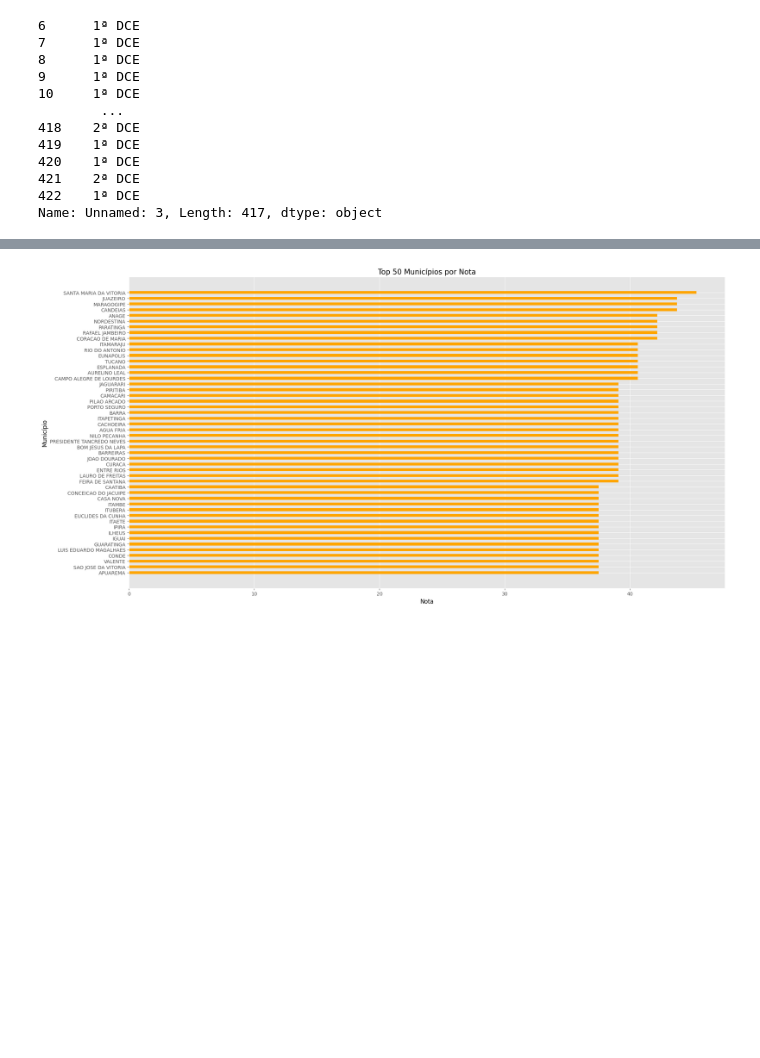
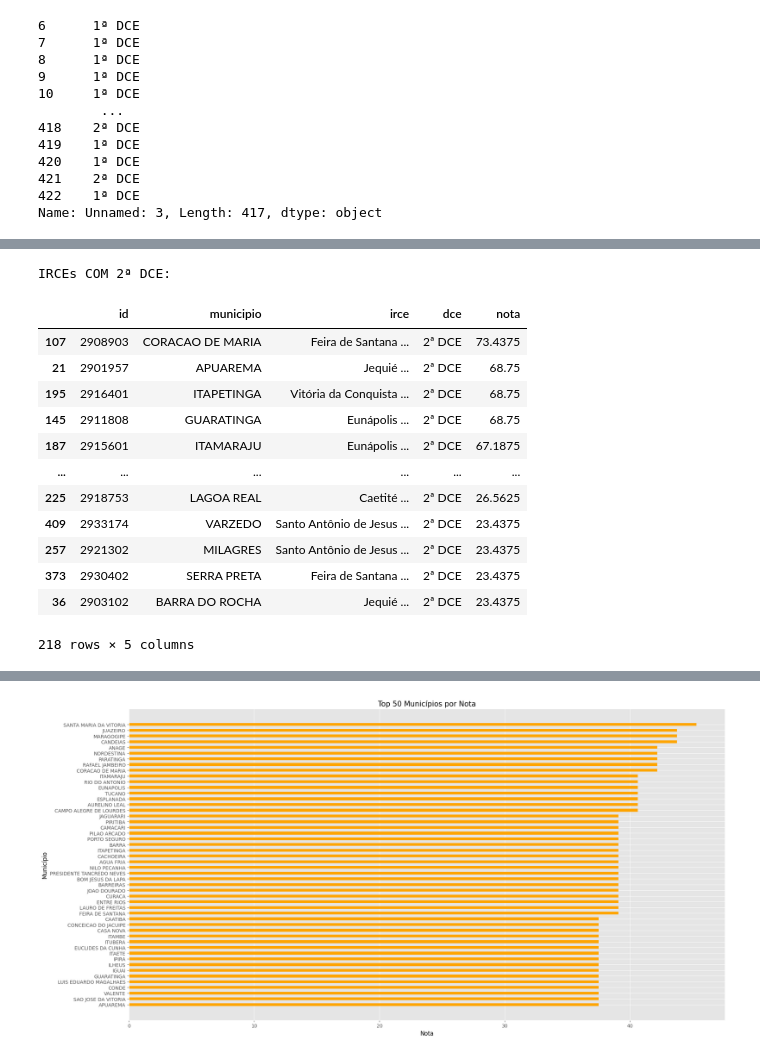
Before and after one commit to hugoriosbrito/Sistema-de-Matriz-de-Seletividade-SMS-TCM, a Jupyter notebook: teste.ipynb, the cells around one changed output, grey strips where cells are left out. Drawn from its saved outputs; the diff is of its cells as text; code cells hidden in the pictures; blank space fills up the shorter version.

```diff
--- a/teste.ipynb
+++ b/teste.ipynb
@@ -132,0 +202,18 @@ dfPlot
+# %%
+print("IRCEs COM 2ª DCE:")
+df_2_DCE
+# %% [output]
+IRCEs COM 2ª DCE:
+|  | id | municipio | irce | dce | nota |
+| 107 | 2908903 | CORACAO DE MARIA | Feira de Santana ... | 2ª DCE | 73.4375 |
+| 21 | 2901957 | APUAREMA | Jequié ... | 2ª DCE | 68.75 |
+| 195 | 2916401 | ITAPETINGA | Vitória da Conquista ... | 2ª DCE | 68.75 |
+| 145 | 2911808 | GUARATINGA | Eunápolis ... | 2ª DCE | 68.75 |
+| 187 | 2915601 | ITAMARAJU | Eunápolis ... | 2ª DCE | 67.1875 |
+| ... | ... | ... | ... | ... | ... |
+| 225 | 2918753 | LAGOA REAL | Caetité ... | 2ª DCE | 26.5625 |
+| 409 | 2933174 | VARZEDO | Santo Antônio de Jesus ... | 2ª DCE | 23.4375 |
+| 257 | 2921302 | MILAGRES | Santo Antônio de Jesus ... | 2ª DCE | 23.4375 |
+| 373 | 2930402 | SERRA PRETA | Feira de Santana ... | 2ª DCE | 23.4375 |
+| 36 | 2903102 | BARRA DO ROCHA | Jequié ... | 2ª DCE | 23.4375 |
+218 rows × 5 columns
```
Also changed, not shown: parts of 14 cells of this notebook, 1 other file.
